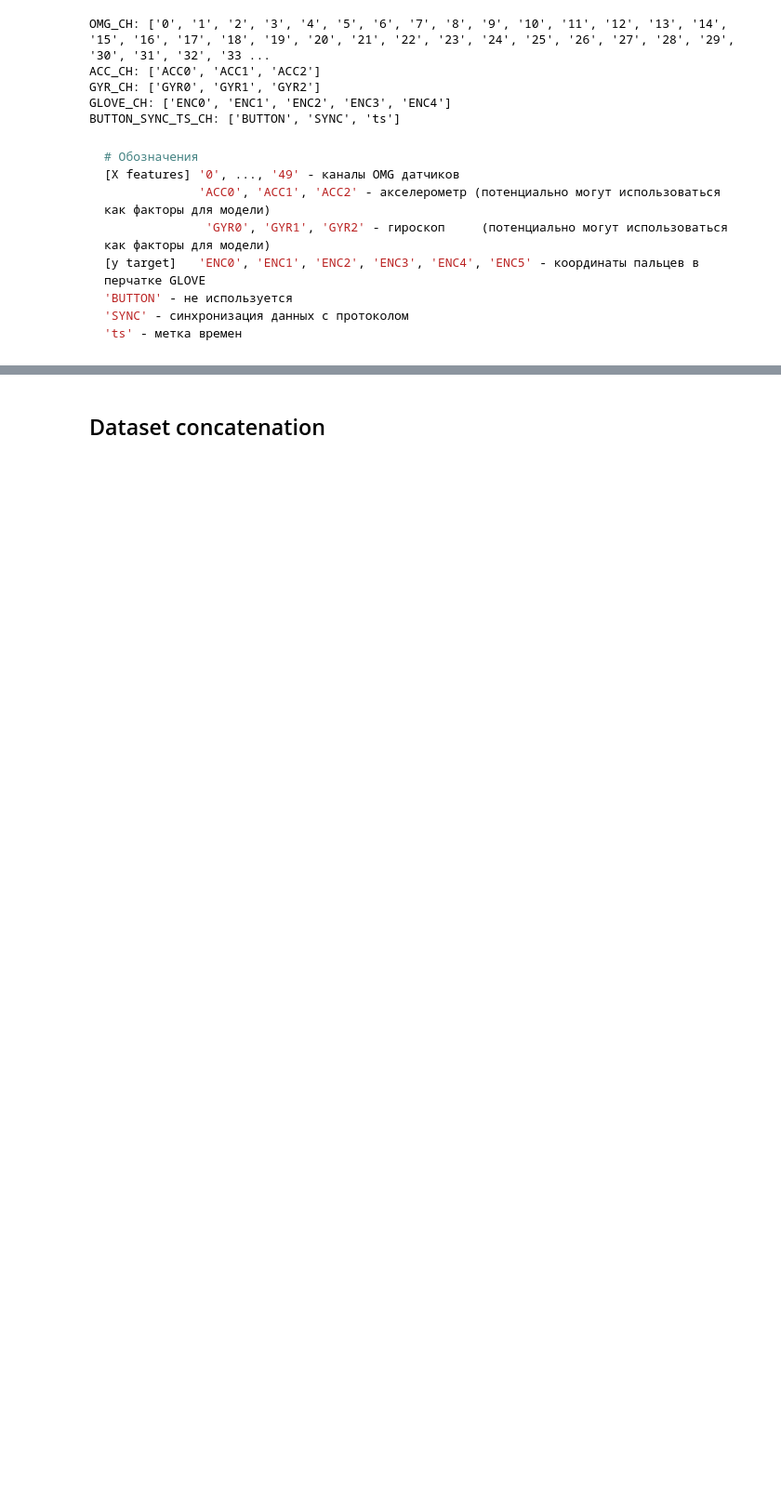
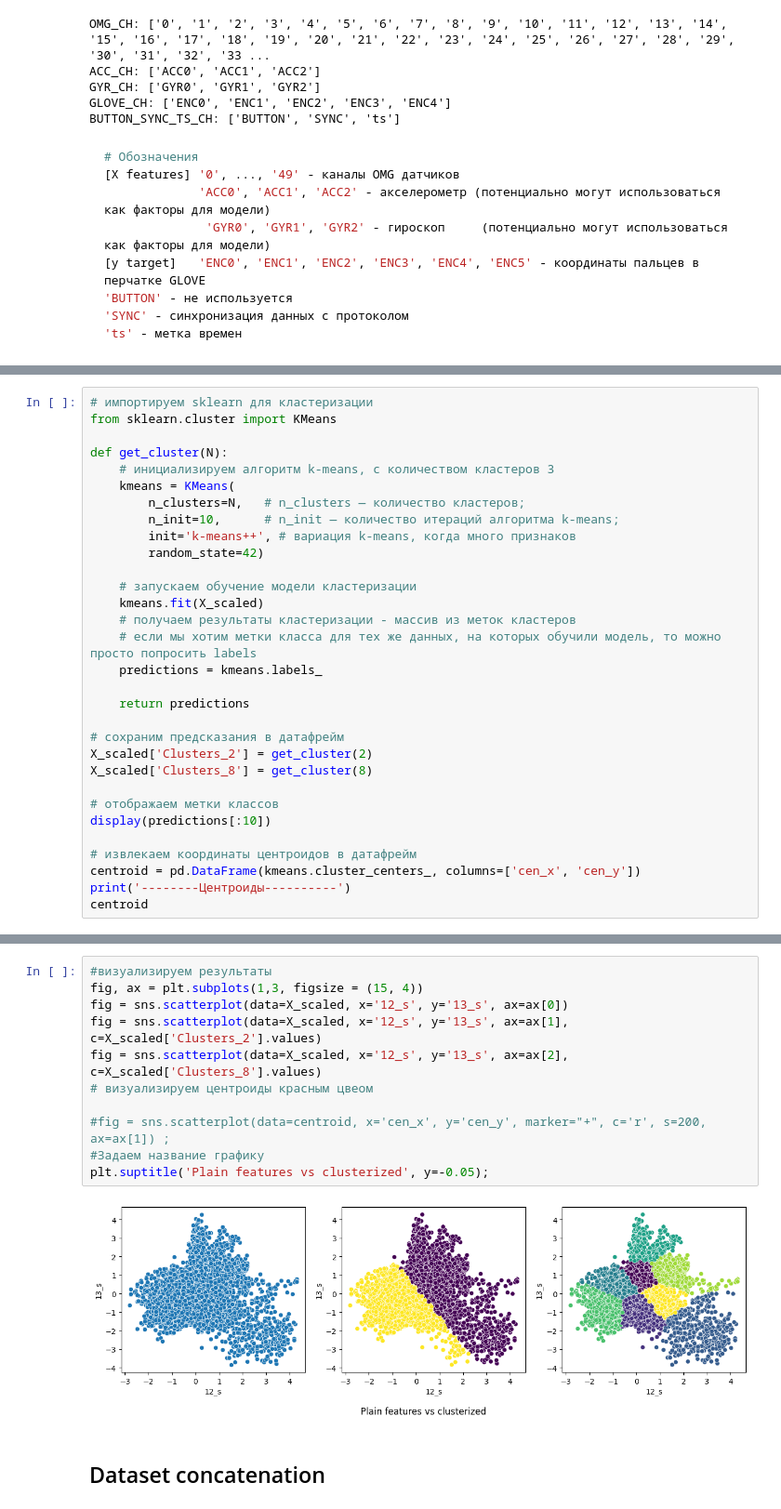
Before and after one commit to Internship-moto/Gestures_3, a Jupyter notebook: notebooks/Gestures_3.ipynb, the cells around one changed output, grey strips where cells are left out. Shown at 93% size. Cells and saved outputs as stored; diff of their text form; blank space fills up the shorter version.

```diff
--- a/notebooks/Gestures_3.ipynb
+++ b/notebooks/Gestures_3.ipynb
@@ -198,0 +300,31 @@ BUTTON_SYNC_TS_CH: ['BUTTON', 'SYNC', 'ts']
+# %%
+# импортируем sklearn для кластеризации
+from sklearn.cluster import KMeans
+
+def get_cluster(N):
+    # инициализируем алгоритм k-means, с количеством кластеров 3
+    kmeans = KMeans(
+        n_clusters=N,   # n_clusters — количество кластеров;
+        n_init=10,      # n_init — количество итераций алгоритма k-means;
+        init='k-means++', # вариация k-means, когда много признаков
+        random_state=42)
+
+    # запускаем обучение модели кластеризации
+    kmeans.fit(X_scaled)
+    # получаем результаты кластеризации - массив из меток кластеров
+    # если мы хотим метки класса для тех же данных, на которых обучили модель, то можно просто попросить labels
+    predictions = kmeans.labels_
+
+    return predictions
+
+# сохраним предсказания в датафрейм
+X_scaled['Clusters_2'] = get_cluster(2)
+X_scaled['Clusters_8'] = get_cluster(8)
+
+# отображаем метки классов
+display(predictions[:10])
+
+# извлекаем координаты центроидов в датафрейм
+centroid = pd.DataFrame(kmeans.cluster_centers_, columns=['cen_x', 'cen_y'])
+print('--------Центроиды----------')
+centroid
@@ -199,2 +347,15 @@ BUTTON_SYNC_TS_CH: ['BUTTON', 'SYNC', 'ts']
+# %%
+#визуализируем результаты
+fig, ax = plt.subplots(1,3, figsize = (15, 4))
+fig = sns.scatterplot(data=X_scaled, x='12_s', y='13_s', ax=ax[0])
+fig = sns.scatterplot(data=X_scaled, x='12_s', y='13_s', ax=ax[1],  c=X_scaled['Clusters_2'].values)
+fig = sns.scatterplot(data=X_scaled, x='12_s', y='13_s', ax=ax[2],  c=X_scaled['Clusters_8'].values)
+# визуализируем центроиды красным цвеом
+
+#fig = sns.scatterplot(data=centroid, x='cen_x', y='cen_y', marker="+", c='r', s=200, ax=ax[1]) ;
+#Задаем название графику
+plt.suptitle('Plain features vs clusterized', y=-0.05);
+# %% [output]
+[figure, added]
 # %% [markdown]
 ## Dataset concatenation
```
Also changed, not shown: parts of 12 cells of this notebook.
